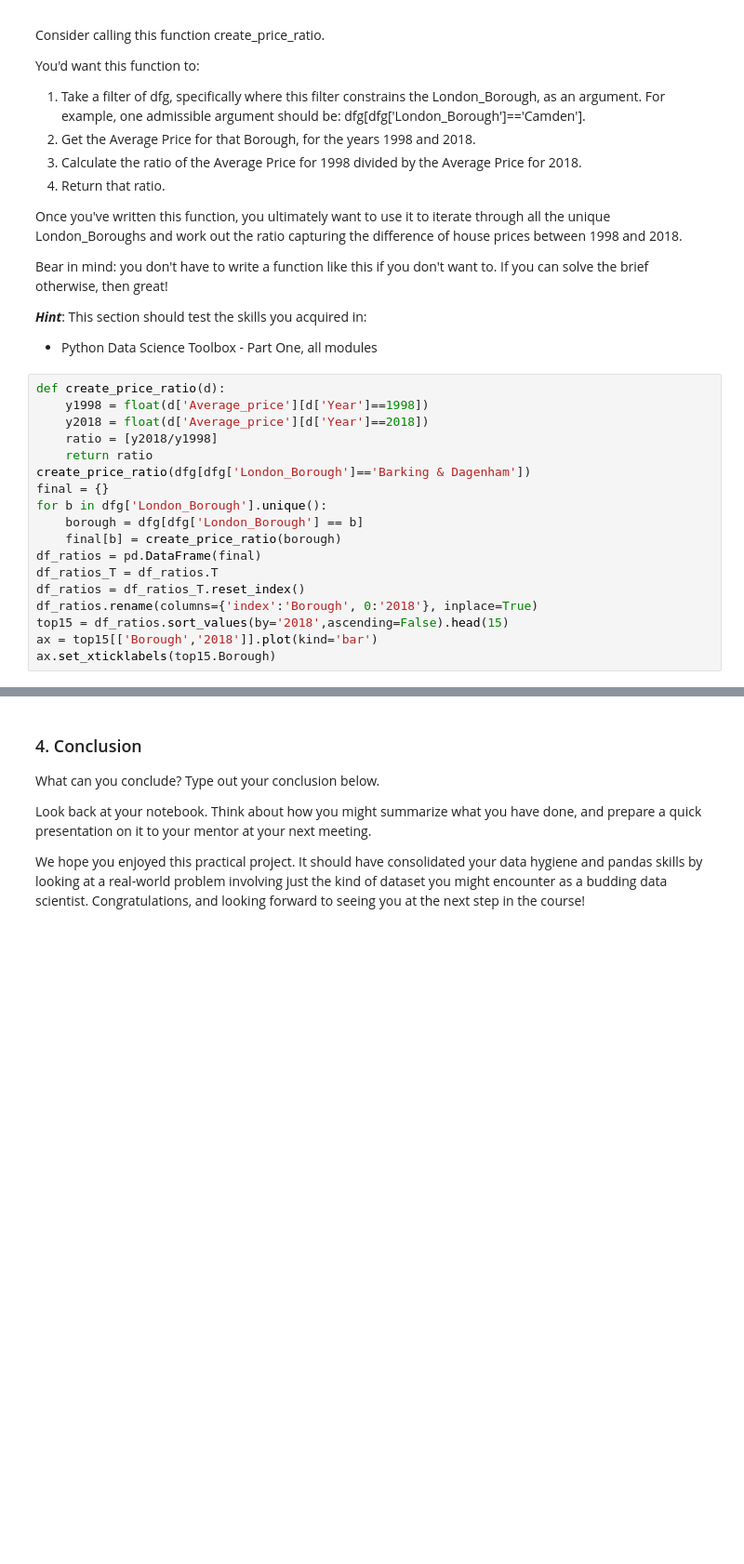
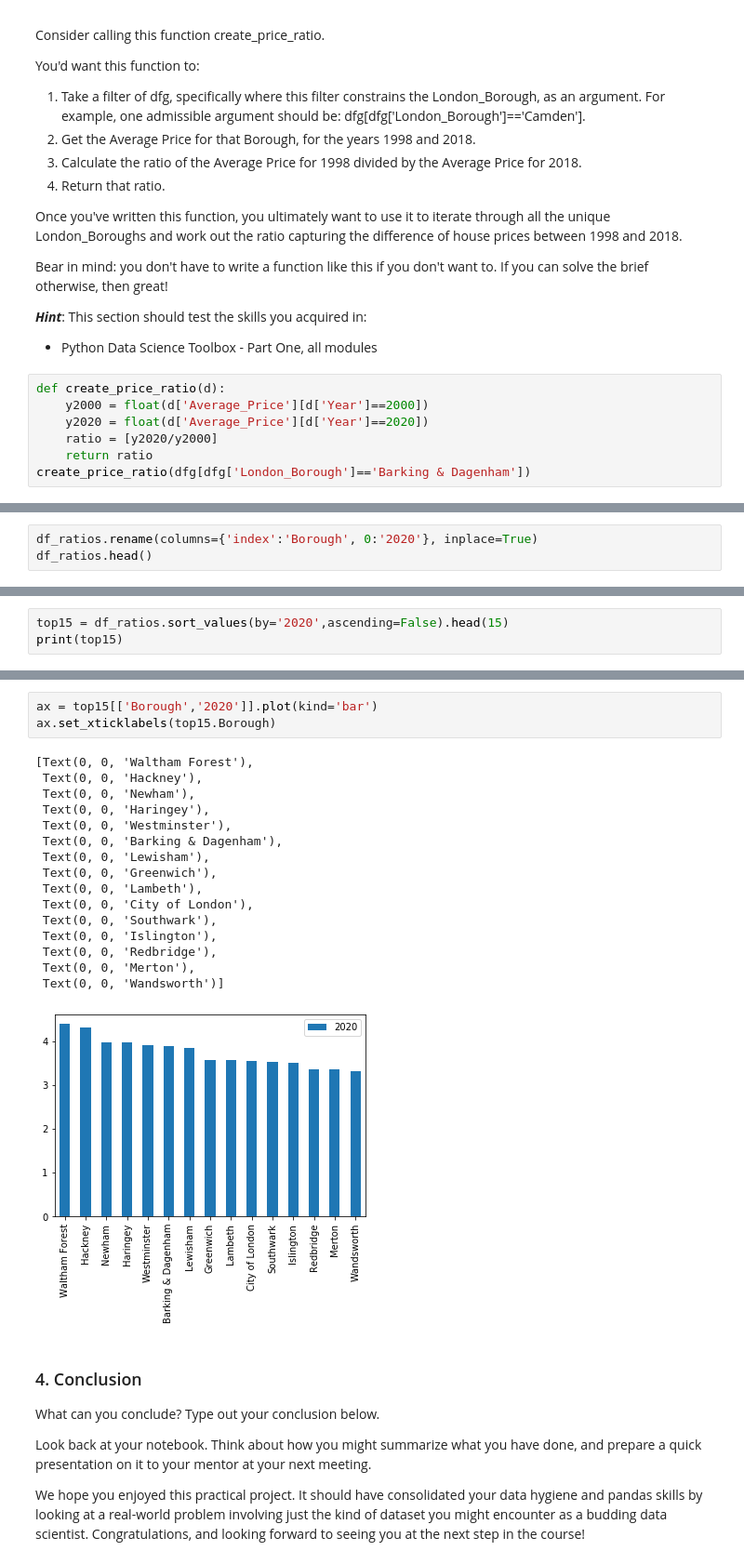
Before and after one commit to grizabella07/Springboard, a Jupyter notebook: Unit 4 Challenge - Tier 3.ipynb, the cells around one changed output, grey strips where cells are left out. Shown: that part at 93% size. Drawn from its saved outputs; the diff is of its cells as text; blank space fills up the shorter version.

```diff
--- a/Unit 4 Challenge - Tier 3.ipynb
+++ b/Unit 4 Challenge - Tier 3.ipynb
@@ -231,21 +401,10 @@ Bear in mind: you don't have to write a function like this if you don't want to.
 
 ***Hint***: This section should test the skills you acquired in:
 - Python Data Science Toolbox - Part One, all modules
-# %%
-def create_price_ratio(d):
-    y1998 = float(d['Average_price'][d['Year']==1998])
-    y2018 = float(d['Average_price'][d['Year']==2018])
-    ratio = [y2018/y1998]
-    return ratio
-create_price_ratio(dfg[dfg['London_Borough']=='Barking & Dagenham'])
-final = {}
-for b in dfg['London_Borough'].unique():
-    borough = dfg[dfg['London_Borough'] == b]
-    final[b] = create_price_ratio(borough)
-df_ratios = pd.DataFrame(final)
-df_ratios_T = df_ratios.T
-df_ratios = df_ratios_T.reset_index()
-df_ratios.rename(columns={'index':'Borough', 0:'2018'}, inplace=True)
-top15 = df_ratios.sort_values(by='2018',ascending=False).head(15)
-ax = top15[['Borough','2018']].plot(kind='bar')
-ax.set_xticklabels(top15.Borough)
+# %%
+def create_price_ratio(d):
+    y2000 = float(d['Average_Price'][d['Year']==2000])
+    y2020 = float(d['Average_Price'][d['Year']==2020])
+    ratio = [y2020/y2000]
+    return ratio
+create_price_ratio(dfg[dfg['London_Borough']=='Barking & Dagenham'])
@@ -251,0 +433,3 @@ ax.set_xticklabels(top15.Borough)
+# %%
+df_ratios.rename(columns={'index':'Borough', 0:'2020'}, inplace=True)
+df_ratios.head()
@@ -251,0 +443,3 @@ ax.set_xticklabels(top15.Borough)
+# %%
+top15 = df_ratios.sort_values(by='2020',ascending=False).head(15)
+print(top15)
@@ -252,3 +463,23 @@ ax.set_xticklabels(top15.Borough)
+# %%
+ax = top15[['Borough','2020']].plot(kind='bar')
+ax.set_xticklabels(top15.Borough)
+# %% [output]
+[Text(0, 0, 'Waltham Forest'),
+ Text(0, 0, 'Hackney'),
+ Text(0, 0, 'Newham'),
+ Text(0, 0, 'Haringey'),
+ Text(0, 0, 'Westminster'),
+ Text(0, 0, 'Barking & Dagenham'),
+ Text(0, 0, 'Lewisham'),
+ Text(0, 0, 'Greenwich'),
+ Text(0, 0, 'Lambeth'),
+ Text(0, 0, 'City of London'),
+ Text(0, 0, 'Southwark'),
+ Text(0, 0, 'Islington'),
+ Text(0, 0, 'Redbridge'),
+ Text(0, 0, 'Merton'),
+ Text(0, 0, 'Wandsworth')]
+[figure, added]
 # %% [markdown]
 ### 4. Conclusion
 What can you conclude? Type out your conclusion below.
```
Also changed, not shown: parts of 25 cells of this notebook.
